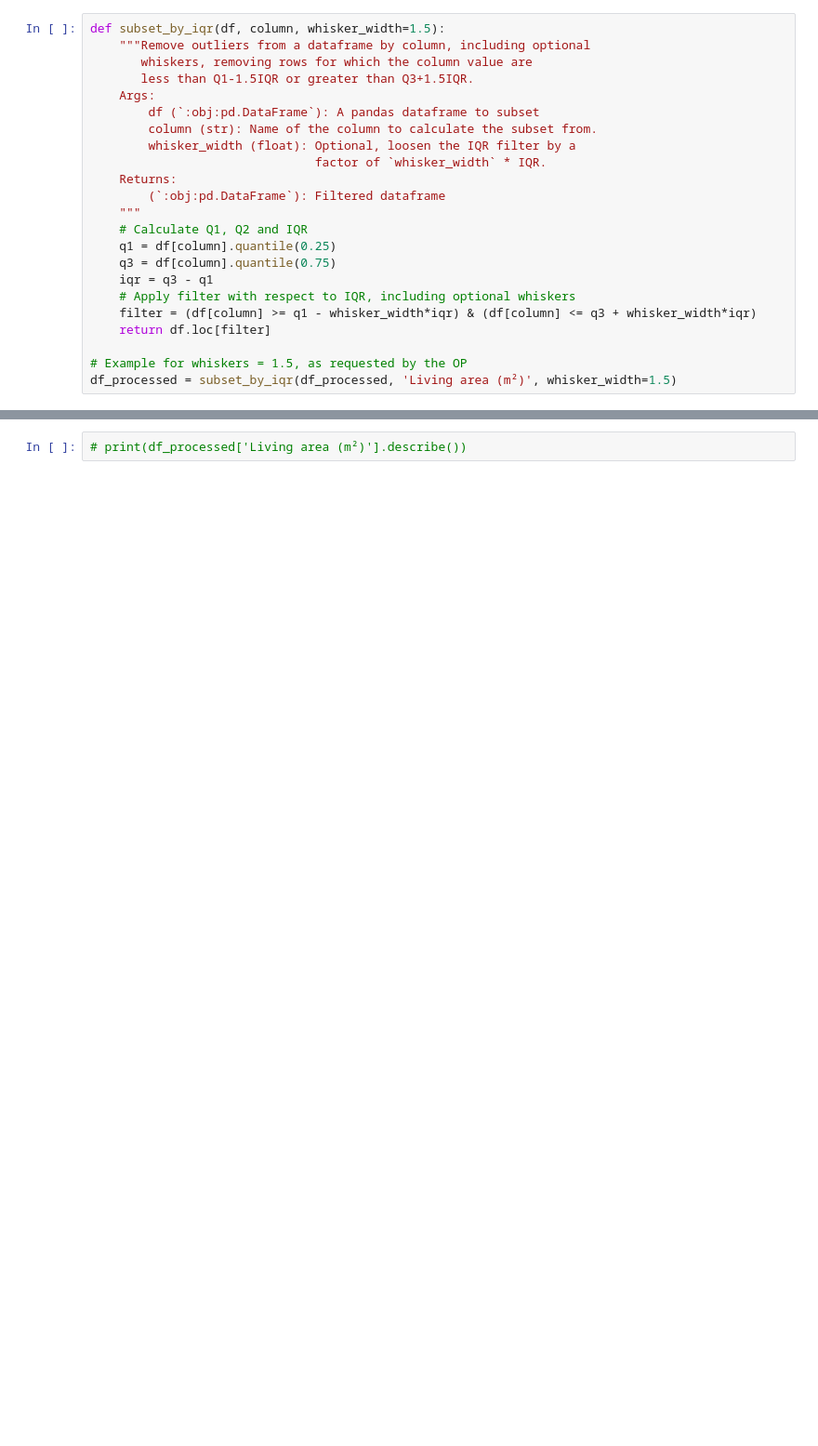
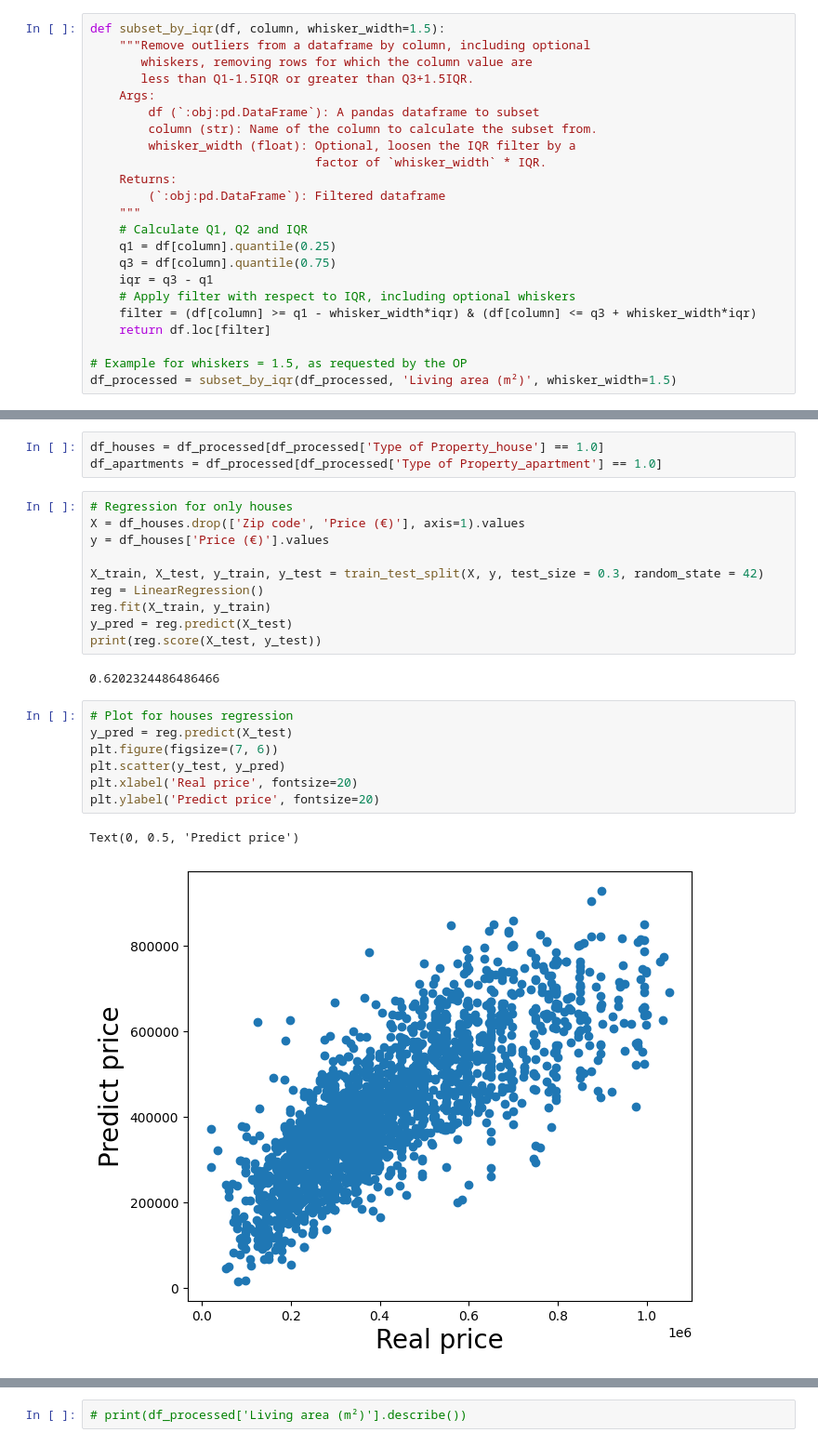
Before and after one commit to svstm/immo_eliza_regression, a Jupyter notebook: preprocessing_said.ipynb, the cells around one changed output, grey strips where cells are left out. Shown at 93% size. Drawn from its saved outputs; the diff is of its cells as text; blank space fills up the shorter version.

Commit message:
regression_added_said

```diff
--- a/preprocessing_said.ipynb
+++ b/preprocessing_said.ipynb
@@ -255,0 +150,25 @@ for col in object_cols:
+# %%
+df_houses = df_processed[df_processed['Type of Property_house'] == 1.0]
+df_apartments = df_processed[df_processed['Type of Property_apartment'] == 1.0]
+# %%
+# Regression for only houses
+X = df_houses.drop(['Zip code', 'Price (€)'], axis=1).values
+y = df_houses['Price (€)'].values
+
+X_train, X_test, y_train, y_test = train_test_split(X, y, test_size = 0.3, random_state = 42)
+reg = LinearRegression()
+reg.fit(X_train, y_train)
+y_pred = reg.predict(X_test)
+print(reg.score(X_test, y_test))
+# %% [output]
+0.6202324486486466
+# %%
+# Plot for houses regression
+y_pred = reg.predict(X_test)
+plt.figure(figsize=(7, 6))
+plt.scatter(y_test, y_pred)
+plt.xlabel('Real price', fontsize=20)
+plt.ylabel('Predict price', fontsize=20)
+# %% [output]
+Text(0, 0.5, 'Predict price')
+[figure, added]
```
Also changed, not shown: parts of 47 cells of this notebook.
